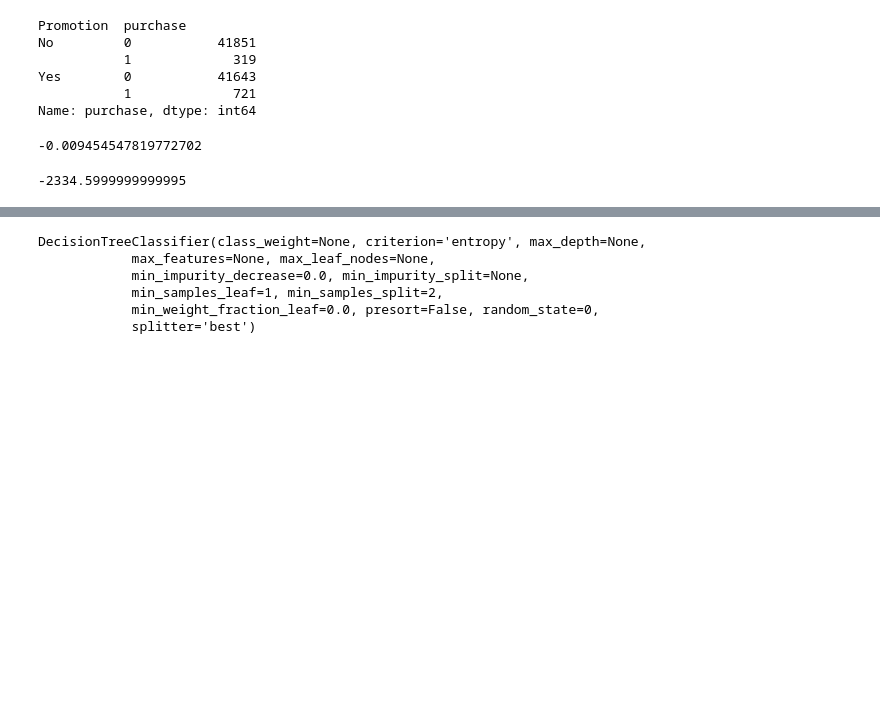
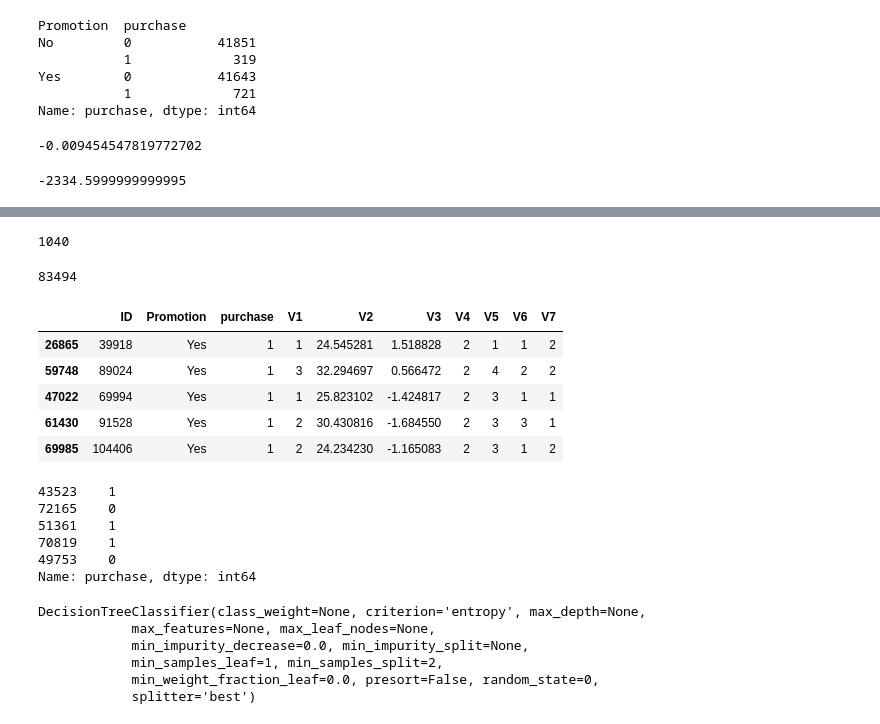
Before and after one commit to sammycool04/Starbucks_Project, a Jupyter notebook: Starbucks.ipynb, the cells around one changed output, grey strips where cells are left out. Saved outputs shown, nothing was run; the diff lists cells and outputs as text; code cells hidden in the pictures; blank space fills up the shorter version.

```diff
--- a/Starbucks.ipynb
+++ b/Starbucks.ipynb
@@ -199,3 +197,25 @@ print(p_val_IRR)
+# %%
+train_data.purchase[train_data.purchase==1].count()
+# %% [output]
+1040
+# %%
+train_data.purchase[train_data.purchase==0].count()
+# %% [output]
+83494
+# %%
+import random
+data_purchase_0 = train_data.loc[random.sample(set(train_data.purchase[train_data.purchase == 0].index), 721)]
+data_purchase_1 = train_data.loc[random.sample(set(train_data.purchase[train_data.purchase == 1].index), 721)]
+data_balanced = pd.concat([data_purchase_1, data_purchase_0])
+# %%
+data_balanced.head()
+# %% [output]
+|  | ID | Promotion | purchase | V1 | V2 | V3 | V4 | V5 | V6 | V7 |
+| 26865 | 39918 | Yes | 1 | 1 | 24.545281 | 1.518828 | 2 | 1 | 1 | 2 |
+| 59748 | 89024 | Yes | 1 | 3 | 32.294697 | 0.566472 | 2 | 4 | 2 | 2 |
+| 47022 | 69994 | Yes | 1 | 1 | 25.823102 | -1.424817 | 2 | 3 | 1 | 1 |
+| 61430 | 91528 | Yes | 1 | 2 | 30.430816 | -1.684550 | 2 | 3 | 3 | 1 |
+| 69985 | 104406 | Yes | 1 | 2 | 24.234230 | -1.165083 | 2 | 3 | 1 | 2 |
 # %%
 def clean_data(train_data):
     '''
@@ -239,6 +241,15 @@ X_scale = min_max_scaler.fit_transform(X)
 from sklearn.model_selection import train_test_split
 
 X_train, X_test, Y_train, Y_test = train_test_split(X, Y, test_size=0.33, random_state=42)
+# %%
+Y_train.head()
+# %% [output]
+43523    1
+72165    0
+51361    1
+70819    1
+49753    0
+Name: purchase, dtype: int64
 # %%
 #train a model
 
```
Also changed, not shown: parts of 12 cells of this notebook, 1 other file.
